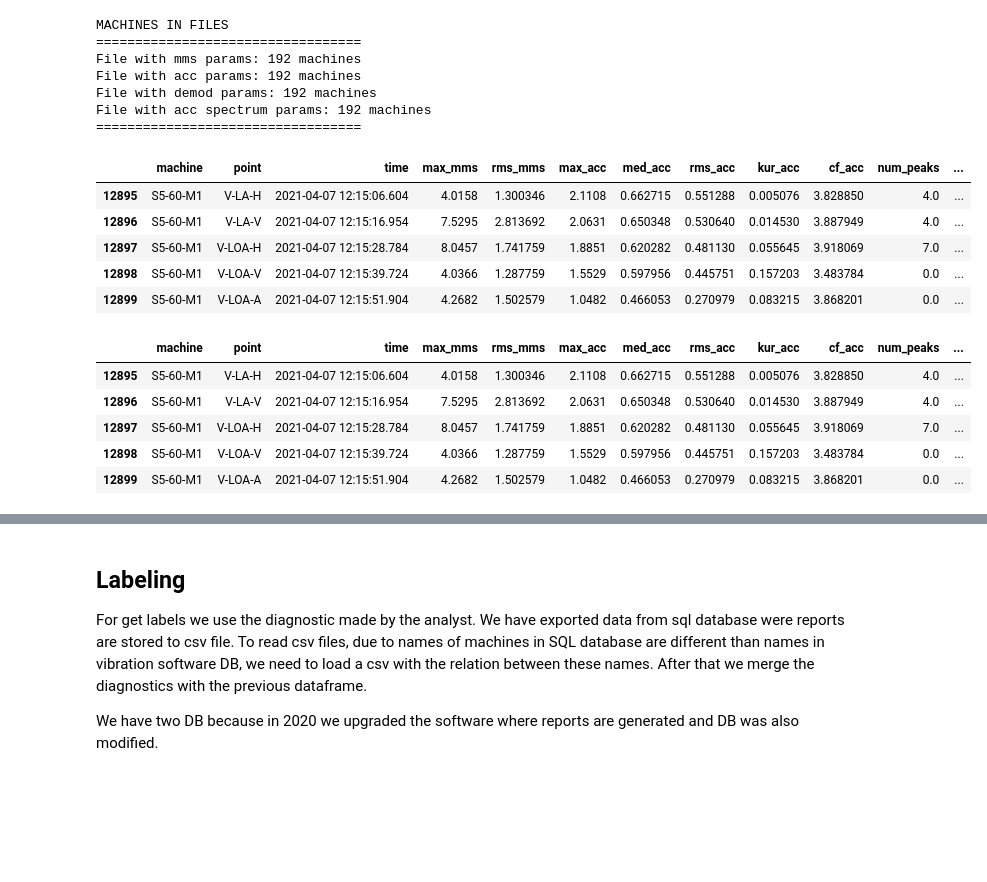
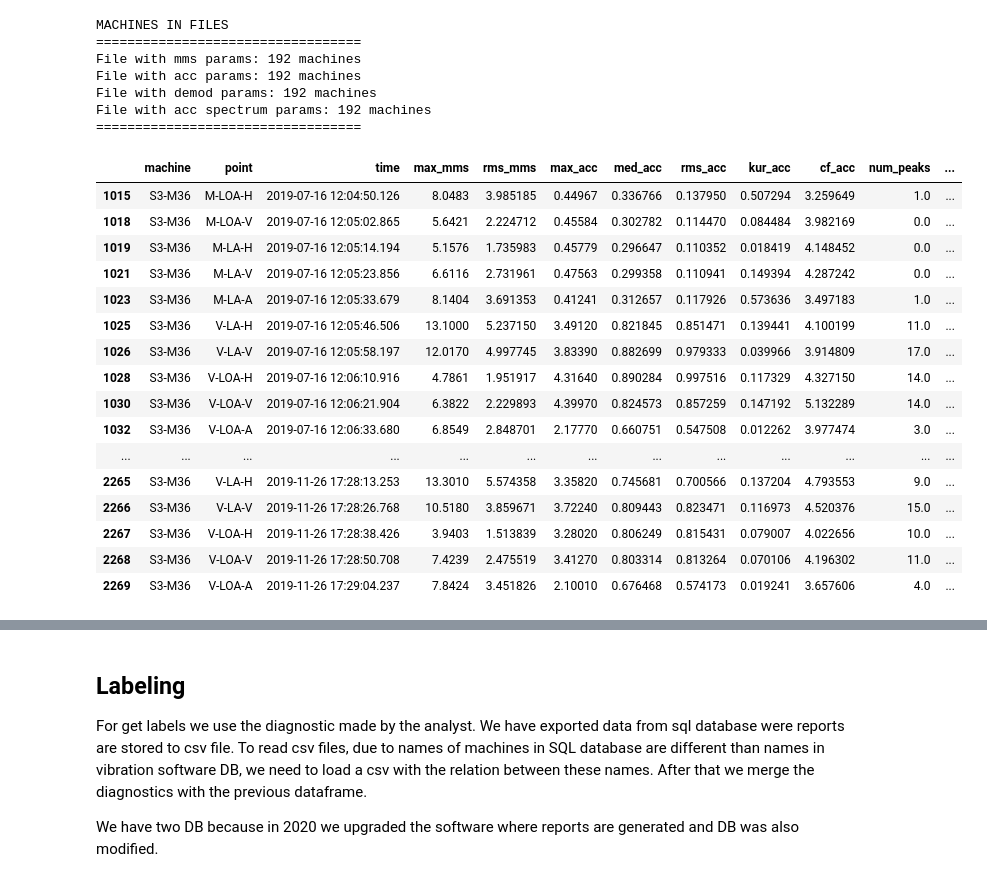
Before and after one commit to esteban-riv/projectargus, a Jupyter notebook: Project Argus.ipynb, the cells around one changed output, grey strips where cells are left out. Drawn from its saved outputs; the diff is of its cells as text; code cells hidden in the pictures; blank space fills up the shorter version.

```diff
--- a/Project Argus.ipynb
+++ b/Project Argus.ipynb
@@ -295,14 +295,25 @@ for col in ['c_range', 'd_range', 'e_range',
 # %%
 # Now the dataframe has the columns:
 merged.columns
-merged.tail()
+merged[merged['machine']=='S3-M36'].head(20)
 # %% [output]
 |  | machine | point | time | max_mms | rms_mms | max_acc | med_acc | rms_acc | kur_acc | cf_acc | num_peaks | ... |
-| 12895 | S5-60-M1 | V-LA-H | 2021-04-07 12:15:06.604 | 4.0158 | 1.300346 | 2.1108 | 0.662715 | 0.551288 | 0.005076 | 3.828850 | 4.0 | ... |
-| 12896 | S5-60-M1 | V-LA-V | 2021-04-07 12:15:16.954 | 7.5295 | 2.813692 | 2.0631 | 0.650348 | 0.530640 | 0.014530 | 3.887949 | 4.0 | ... |
-| 12897 | S5-60-M1 | V-LOA-H | 2021-04-07 12:15:28.784 | 8.0457 | 1.741759 | 1.8851 | 0.620282 | 0.481130 | 0.055645 | 3.918069 | 7.0 | ... |
-| 12898 | S5-60-M1 | V-LOA-V | 2021-04-07 12:15:39.724 | 4.0366 | 1.287759 | 1.5529 | 0.597956 | 0.445751 | 0.157203 | 3.483784 | 0.0 | ... |
-| 12899 | S5-60-M1 | V-LOA-A | 2021-04-07 12:15:51.904 | 4.2682 | 1.502579 | 1.0482 | 0.466053 | 0.270979 | 0.083215 | 3.868201 | 0.0 | ... |
+| 1015 | S3-M36 | M-LOA-H | 2019-07-16 12:04:50.126 | 8.0483 | 3.985185 | 0.44967 | 0.336766 | 0.137950 | 0.507294 | 3.259649 | 1.0 | ... |
+| 1018 | S3-M36 | M-LOA-V | 2019-07-16 12:05:02.865 | 5.6421 | 2.224712 | 0.45584 | 0.302782 | 0.114470 | 0.084484 | 3.982169 | 0.0 | ... |
+| 1019 | S3-M36 | M-LA-H | 2019-07-16 12:05:14.194 | 5.1576 | 1.735983 | 0.45779 | 0.296647 | 0.110352 | 0.018419 | 4.148452 | 0.0 | ... |
+| 1021 | S3-M36 | M-LA-V | 2019-07-16 12:05:23.856 | 6.6116 | 2.731961 | 0.47563 | 0.299358 | 0.110941 | 0.149394 | 4.287242 | 0.0 | ... |
+| 1023 | S3-M36 | M-LA-A | 2019-07-16 12:05:33.679 | 8.1404 | 3.691353 | 0.41241 | 0.312657 | 0.117926 | 0.573636 | 3.497183 | 1.0 | ... |
+| 1025 | S3-M36 | V-LA-H | 2019-07-16 12:05:46.506 | 13.1000 | 5.237150 | 3.49120 | 0.821845 | 0.851471 | 0.139441 | 4.100199 | 11.0 | ... |
+| 1026 | S3-M36 | V-LA-V | 2019-07-16 12:05:58.197 | 12.0170 | 4.997745 | 3.83390 | 0.882699 | 0.979333 | 0.039966 | 3.914809 | 17.0 | ... |
+| 1028 | S3-M36 | V-LOA-H | 2019-07-16 12:06:10.916 | 4.7861 | 1.951917 | 4.31640 | 0.890284 | 0.997516 | 0.117329 | 4.327150 | 14.0 | ... |
+| 1030 | S3-M36 | V-LOA-V | 2019-07-16 12:06:21.904 | 6.3822 | 2.229893 | 4.39970 | 0.824573 | 0.857259 | 0.147192 | 5.132289 | 14.0 | ... |
+| 1032 | S3-M36 | V-LOA-A | 2019-07-16 12:06:33.680 | 6.8549 | 2.848701 | 2.17770 | 0.660751 | 0.547508 | 0.012262 | 3.977474 | 3.0 | ... |
+| ... | ... | ... | ... | ... | ... | ... | ... | ... | ... | ... | ... | ... |
+| 2265 | S3-M36 | V-LA-H | 2019-11-26 17:28:13.253 | 13.3010 | 5.574358 | 3.35820 | 0.745681 | 0.700566 | 0.137204 | 4.793553 | 9.0 | ... |
+| 2266 | S3-M36 | V-LA-V | 2019-11-26 17:28:26.768 | 10.5180 | 3.859671 | 3.72240 | 0.809443 | 0.823471 | 0.116973 | 4.520376 | 15.0 | ... |
+| 2267 | S3-M36 | V-LOA-H | 2019-11-26 17:28:38.426 | 3.9403 | 1.513839 | 3.28020 | 0.806249 | 0.815431 | 0.079007 | 4.022656 | 10.0 | ... |
+| 2268 | S3-M36 | V-LOA-V | 2019-11-26 17:28:50.708 | 7.4239 | 2.475519 | 3.41270 | 0.803314 | 0.813264 | 0.070106 | 4.196302 | 11.0 | ... |
+| 2269 | S3-M36 | V-LOA-A | 2019-11-26 17:29:04.237 | 7.8424 | 3.451826 | 2.10010 | 0.676468 | 0.574173 | 0.019241 | 3.657606 | 4.0 | ... |
 # %%
 # And the dataframe has this data:
 
@@ -311,9 +320,0 @@ merged_2021.to_csv('Data/diagnosis_2021.csv')
-# %%
-merged_2021.tail()
-# %% [output]
-|  | machine | point | time | max_mms | rms_mms | max_acc | med_acc | rms_acc | kur_acc | cf_acc | num_peaks | ... |
-| 12895 | S5-60-M1 | V-LA-H | 2021-04-07 12:15:06.604 | 4.0158 | 1.300346 | 2.1108 | 0.662715 | 0.551288 | 0.005076 | 3.828850 | 4.0 | ... |
-| 12896 | S5-60-M1 | V-LA-V | 2021-04-07 12:15:16.954 | 7.5295 | 2.813692 | 2.0631 | 0.650348 | 0.530640 | 0.014530 | 3.887949 | 4.0 | ... |
-| 12897 | S5-60-M1 | V-LOA-H | 2021-04-07 12:15:28.784 | 8.0457 | 1.741759 | 1.8851 | 0.620282 | 0.481130 | 0.055645 | 3.918069 | 7.0 | ... |
-| 12898 | S5-60-M1 | V-LOA-V | 2021-04-07 12:15:39.724 | 4.0366 | 1.287759 | 1.5529 | 0.597956 | 0.445751 | 0.157203 | 3.483784 | 0.0 | ... |
-| 12899 | S5-60-M1 | V-LOA-A | 2021-04-07 12:15:51.904 | 4.2682 | 1.502579 | 1.0482 | 0.466053 | 0.270979 | 0.083215 | 3.868201 | 0.0 | ... |
```
Also changed, not shown: parts of 7 cells of this notebook, 9 other files.
